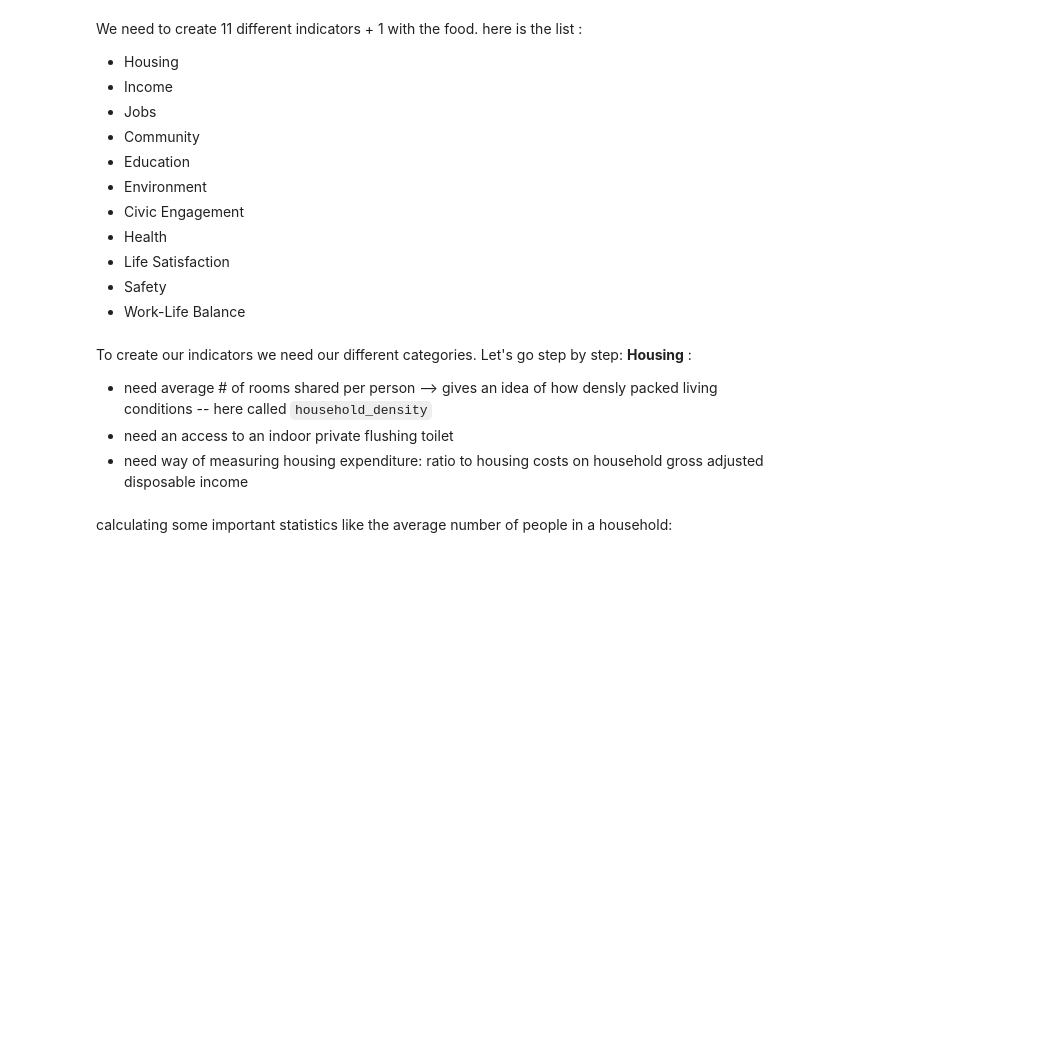
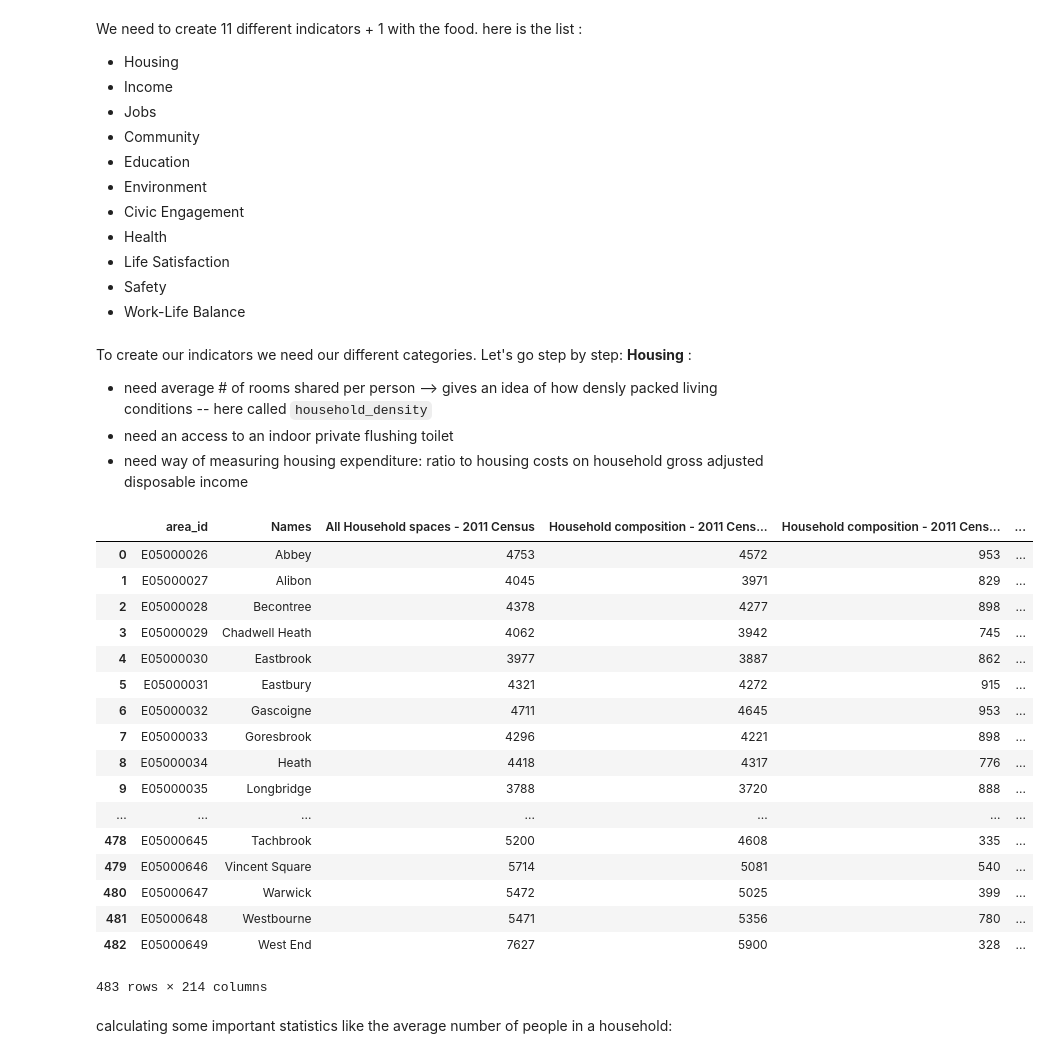
Before and after one commit to epfl-ada/ada-2020-project-milestone-p3-p3_datasurferz, a Jupyter notebook: p4.ipynb, the cells around one changed output. Cells and saved outputs as stored; diff of their text form; code cells hidden in the pictures; blank space fills up the shorter version.

```diff
--- a/p4.ipynb
+++ b/p4.ipynb
@@ -70,6 +70,27 @@ column_names.append("area_sq_km")
 column_names.append("people_per_sq_km")
 # %%
 housing = housing.merge(ward_tesco, on='area_id', how='inner')
+# %%
+housing
+# %% [output]
+|  | area_id | Names | All Household spaces - 2011 Census | Household composition - 2011 Cens... | Household composition - 2011 Cens... | ... |
+| 0 | E05000026 | Abbey | 4753 | 4572 | 953 | ... |
+| 1 | E05000027 | Alibon | 4045 | 3971 | 829 | ... |
+| 2 | E05000028 | Becontree | 4378 | 4277 | 898 | ... |
+| 3 | E05000029 | Chadwell Heath | 4062 | 3942 | 745 | ... |
+| 4 | E05000030 | Eastbrook | 3977 | 3887 | 862 | ... |
+| 5 | E05000031 | Eastbury | 4321 | 4272 | 915 | ... |
+| 6 | E05000032 | Gascoigne | 4711 | 4645 | 953 | ... |
+| 7 | E05000033 | Goresbrook | 4296 | 4221 | 898 | ... |
+| 8 | E05000034 | Heath | 4418 | 4317 | 776 | ... |
+| 9 | E05000035 | Longbridge | 3788 | 3720 | 888 | ... |
+| ... | ... | ... | ... | ... | ... | ... |
+| 478 | E05000645 | Tachbrook | 5200 | 4608 | 335 | ... |
+| 479 | E05000646 | Vincent Square | 5714 | 5081 | 540 | ... |
+| 480 | E05000647 | Warwick | 5472 | 5025 | 399 | ... |
+| 481 | E05000648 | Westbourne | 5471 | 5356 | 780 | ... |
+| 482 | E05000649 | West End | 7627 | 5900 | 328 | ... |
+483 rows × 214 columns
 # %% [markdown]
 calculating some important statistics like the average number of people in a household:
 # %%
```
Also changed, not shown: parts of 23 cells of this notebook.
